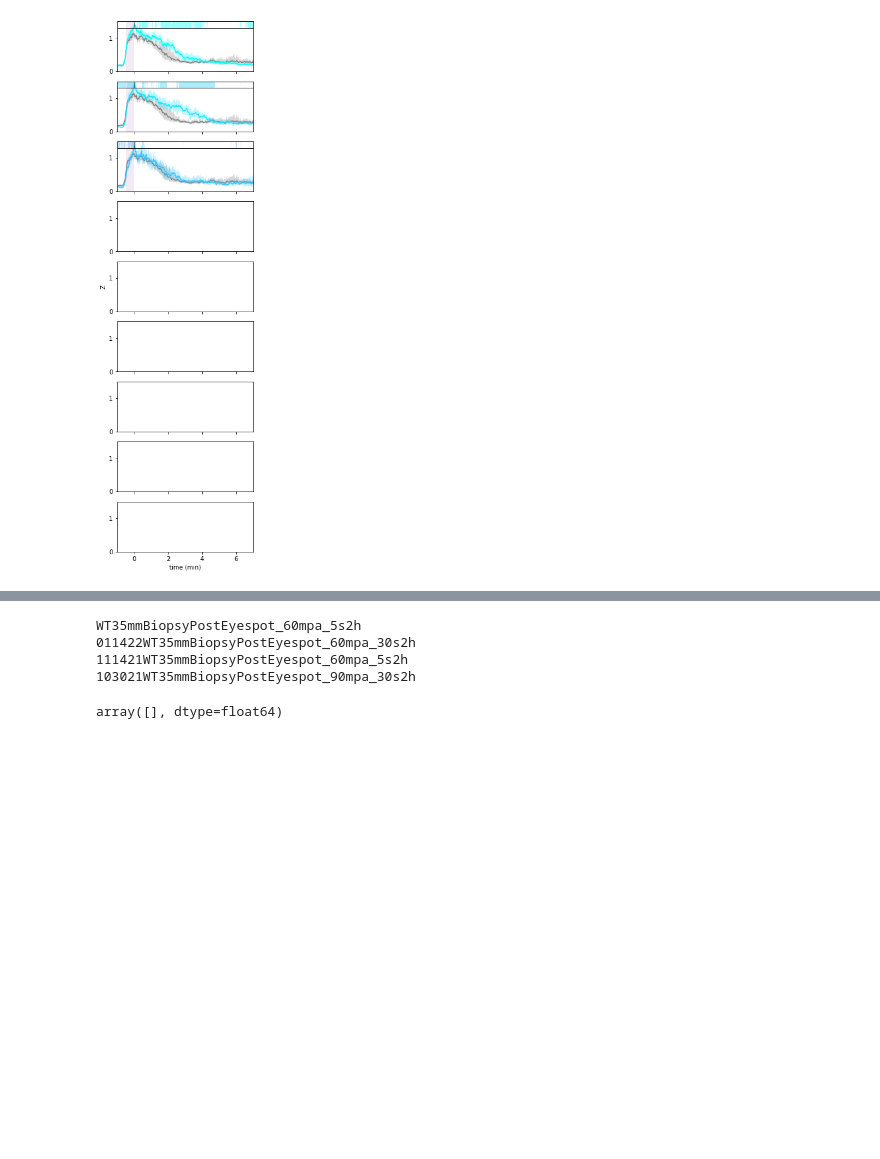
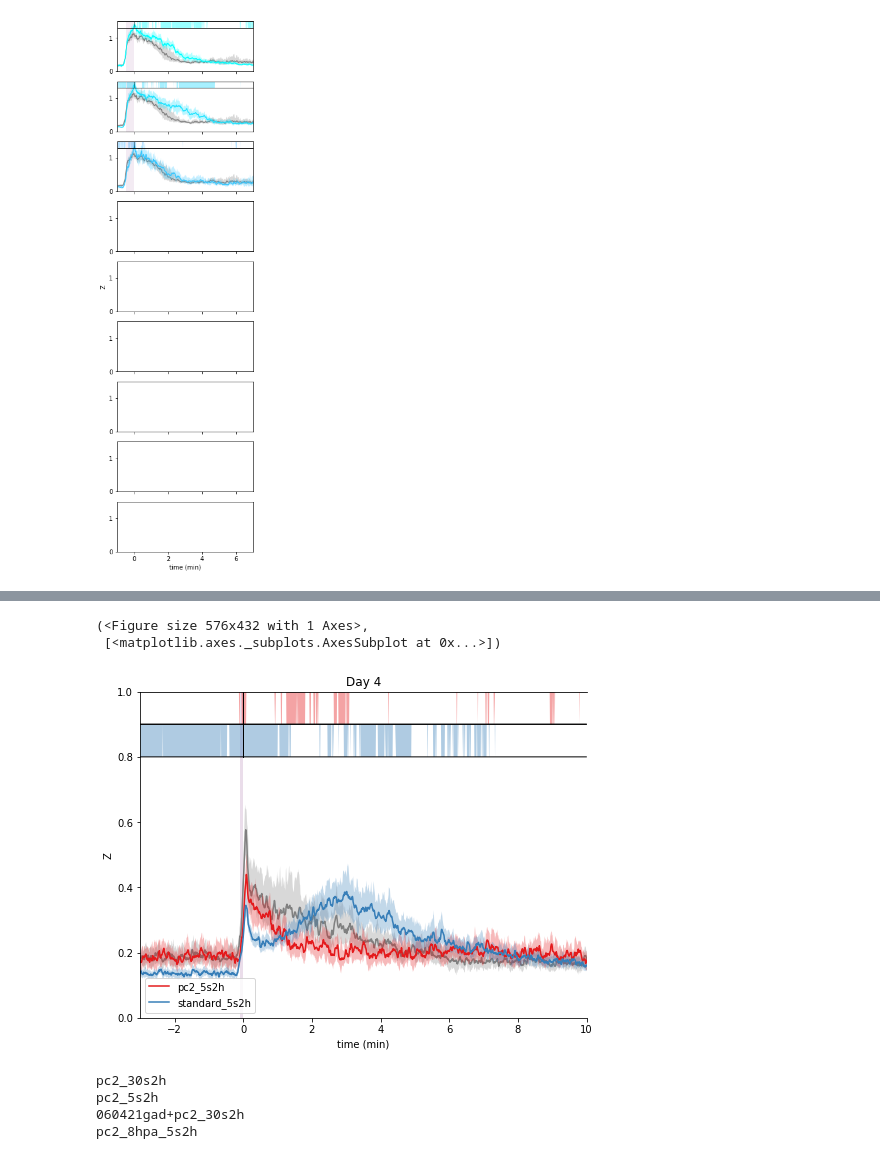
Before and after one commit to samuelbray32/behavior-lite, a Jupyter notebook: publication_regeneration.ipynb, the cells around one changed output, grey strips where cells are left out. Drawn from its saved outputs; the diff is of its cells as text; code cells hidden in the pictures; blank space fills up the shorter version.

Commit message:
add single day regeneration multiple experiments plot (e.g. regenerating WT and pc2)

```diff
--- a/publication_regeneration.ipynb
+++ b/publication_regeneration.ipynb
@@ -72,18 +84,24 @@ fig,ax = merge_regenerations(data,ref=ref,day=day,n_boot=n_boot,ylim=(0,1.5))
+# %%
+from tools.results_regeneration import regen_single_day
+data = ['pc2_30s2h','standard_30s2h']
+data = ['pc2_5s2h','standard_5s2h']
+dpa=4
+
+fig, ax = regen_single_day(data,dpa=dpa,n_boot=1e3,conf_interval=99,ylim=(0,1))
+# %% [output]
+(<Figure size 576x432 with 1 Axes>,
+ [<matplotlib.axes._subplots.AxesSubplot at 0x...>])
+[figure, added]
 # %%
 import pickle
 with open ('data/LDS_response_regen.pickle','rb') as f:
     result = pickle.load(f)
 
-interest = '35'
+interest = 'pc2'
 for i in result.keys():
     if interest in i: print(i)
 # %% [output]
-WT35mmBiopsyPostEyespot_60mpa_5s2h
-011422WT35mmBiopsyPostEyespot_60mpa_30s2h
-111421WT35mmBiopsyPostEyespot_60mpa_5s2h
-103021WT35mmBiopsyPostEyespot_90mpa_30s2h
+pc2_30s2h
+pc2_5s2h
+060421gad+pc2_30s2h
+pc2_8hpa_5s2h
-# %%
-result['011422WT35mmBiopsyPostEyespot_60mpa_30s2h'][2].shape
-result['103021WT35mmBiopsyPostEyespot_90mpa_30s2h'][3]#.shape
-# %% [output]
-array([], dtype=float64)
```
Also changed, not shown: parts of 1 cell of this notebook, 1 other file.
